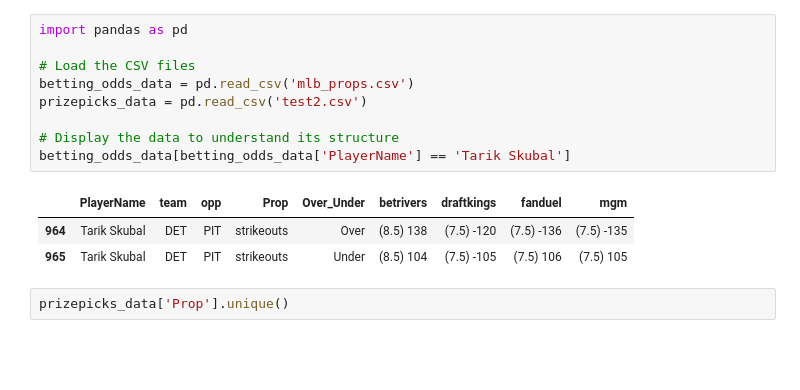
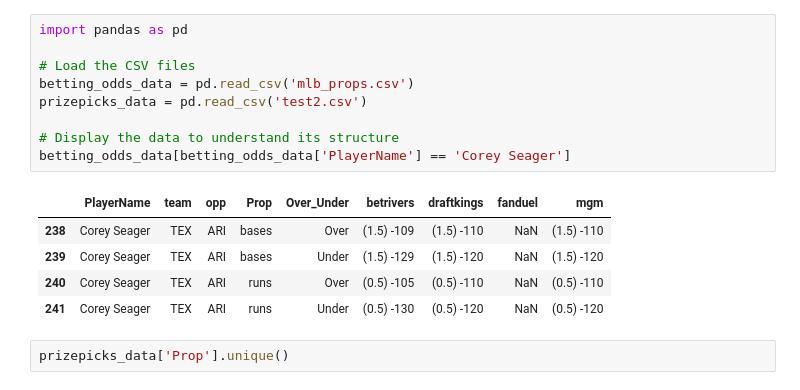
Before and after one commit to DhirenShivdasani/mlb, a Jupyter notebook: Extension.ipynb, the cells around one changed output. Cells and saved outputs as stored; diff of their text form; blank space fills up the shorter version.

```diff
--- a/Extension.ipynb
+++ b/Extension.ipynb
@@ -1,16 +1,18 @@
 # %%
 import pandas as pd
 
 # Load the CSV files
 betting_odds_data = pd.read_csv('mlb_props.csv')
 prizepicks_data = pd.read_csv('test2.csv')
 
 # Display the data to understand its structure
-betting_odds_data[betting_odds_data['PlayerName'] == 'Tarik Skubal']
+betting_odds_data[betting_odds_data['PlayerName'] == 'Corey Seager']
 # %% [output]
 |  | PlayerName | team | opp | Prop | Over_Under | betrivers | draftkings | fanduel | mgm |
-| 964 | Tarik Skubal | DET | PIT | strikeouts | Over | (8.5) 138 | (7.5) -120 | (7.5) -136 | (7.5) -135 |
-| 965 | Tarik Skubal | DET | PIT | strikeouts | Under | (8.5) 104 | (7.5) -105 | (7.5) 106 | (7.5) 105 |
+| 238 | Corey Seager | TEX | ARI | bases | Over | (1.5) -109 | (1.5) -110 | NaN | (1.5) -110 |
+| 239 | Corey Seager | TEX | ARI | bases | Under | (1.5) -129 | (1.5) -120 | NaN | (1.5) -120 |
+| 240 | Corey Seager | TEX | ARI | runs | Over | (0.5) -105 | (0.5) -110 | NaN | (0.5) -110 |
+| 241 | Corey Seager | TEX | ARI | runs | Under | (0.5) -130 | (0.5) -120 | NaN | (0.5) -120 |
 # %%
 prizepicks_data['Prop'].unique()
 # %% [output]
```
Also changed, not shown: 3 other files.
